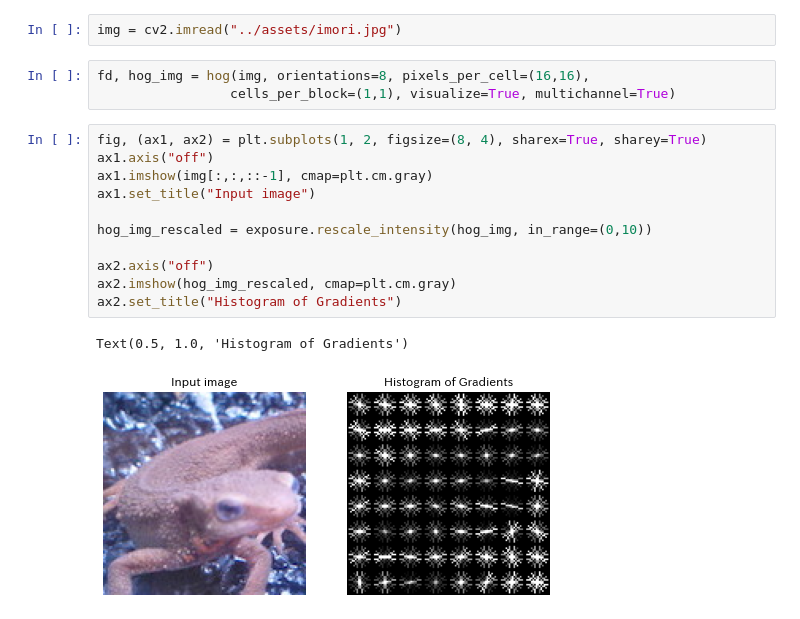
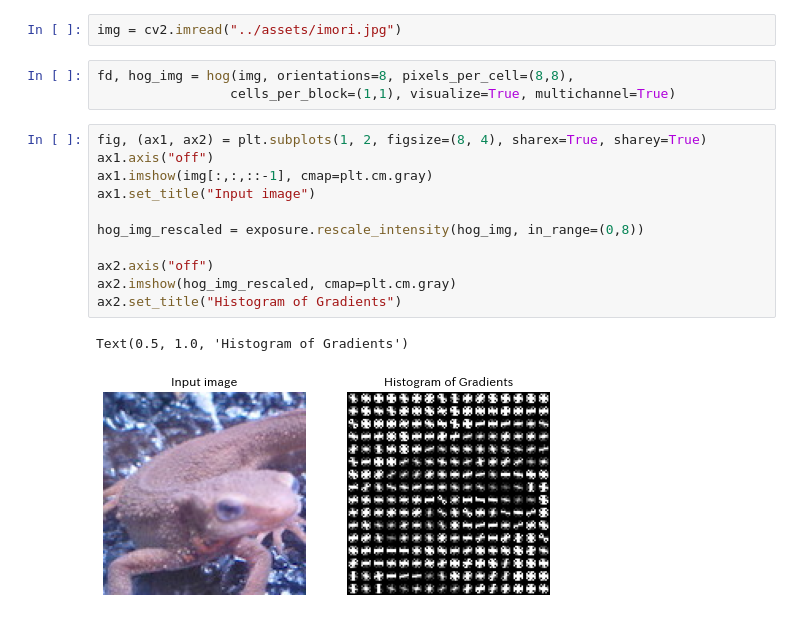
Before and after one commit to wkotaro/Image-Processing, a Jupyter notebook: code/HoG features.ipynb, the cells around one changed output. Saved outputs shown, nothing was run; the diff lists cells and outputs as text.

```diff
--- a/code/HoG features.ipynb
+++ b/code/HoG features.ipynb
@@ -6,19 +6,19 @@ from skimage import data, exposure
 # %%
 img = cv2.imread("../assets/imori.jpg")
 # %%
-fd, hog_img = hog(img, orientations=8, pixels_per_cell=(16,16),
+fd, hog_img = hog(img, orientations=8, pixels_per_cell=(8,8),
                  cells_per_block=(1,1), visualize=True, multichannel=True)
 # %%
 fig, (ax1, ax2) = plt.subplots(1, 2, figsize=(8, 4), sharex=True, sharey=True)
 ax1.axis("off")
 ax1.imshow(img[:,:,::-1], cmap=plt.cm.gray)
 ax1.set_title("Input image")
 
-hog_img_rescaled = exposure.rescale_intensity(hog_img, in_range=(0,10))
+hog_img_rescaled = exposure.rescale_intensity(hog_img, in_range=(0,8))
 
 ax2.axis("off")
 ax2.imshow(hog_img_rescaled, cmap=plt.cm.gray)
 ax2.set_title("Histogram of Gradients")
 # %% [output]
 Text(0.5, 1.0, 'Histogram of Gradients')
-[figure, old version]
+[figure, new version]
```
Also changed, not shown: 19 other files.
